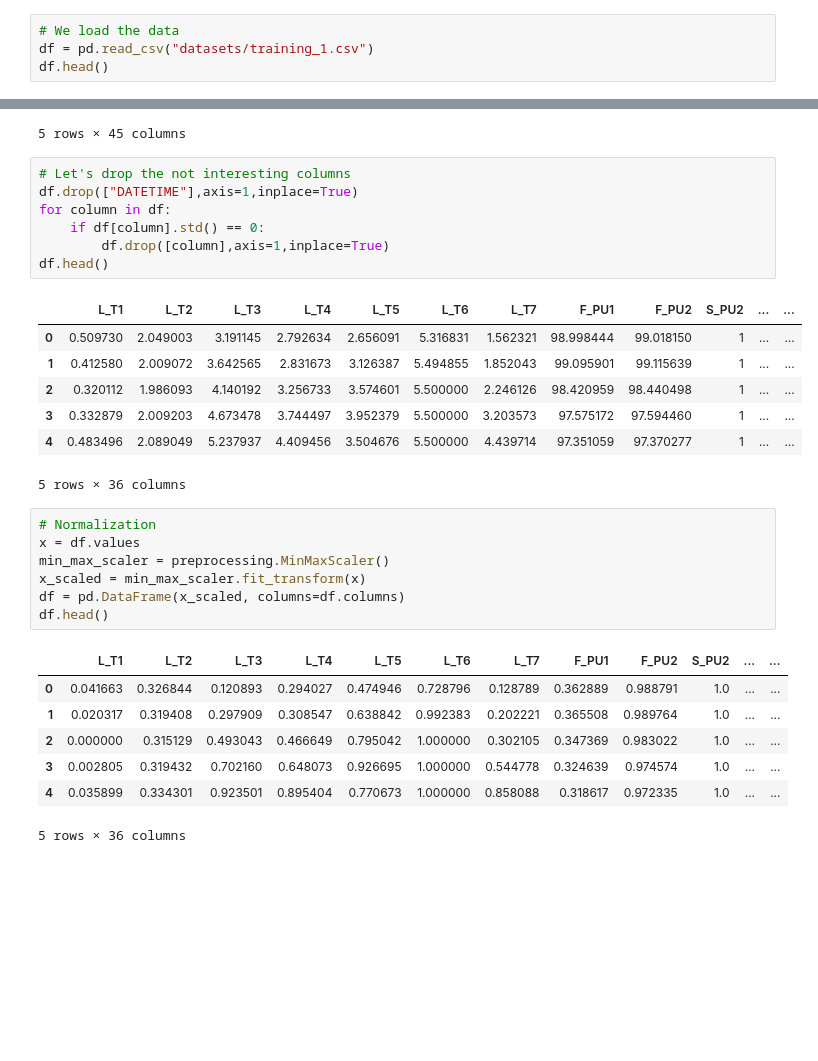
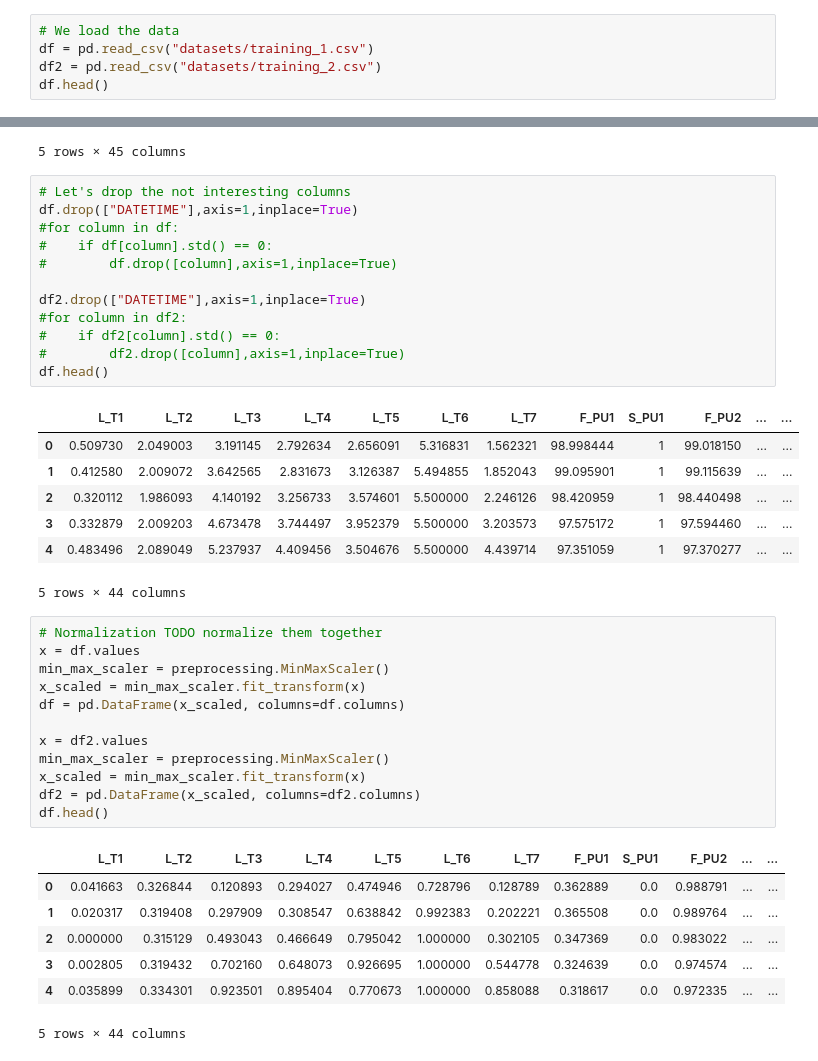
Before and after one commit to werew/Cyber_Data_Analytics_Labs, a Jupyter notebook: anomaly_detection/Discrete models task.ipynb, the cells around one changed output, grey strips where cells are left out. Drawn from its saved outputs; the diff is of its cells as text; blank space fills up the shorter version.

```diff
--- a/anomaly_detection/Discrete models task.ipynb
+++ b/anomaly_detection/Discrete models task.ipynb
@@ -8,6 +8,7 @@ from sklearn.feature_extraction.text import CountVectorizer
 # %%
 # We load the data
 df = pd.read_csv("datasets/training_1.csv")
+df2 = pd.read_csv("datasets/training_2.csv")
 df.head()
 # %% [output]
 |  | DATETIME | L_T1 | L_T2 | L_T3 | L_T4 | L_T5 | L_T6 | L_T7 | F_PU1 | S_PU1 | ... | ... |
@@ -20,32 +21,42 @@ df.head()
 # %%
 # Let's drop the not interesting columns
 df.drop(["DATETIME"],axis=1,inplace=True)
-for column in df:
-    if df[column].std() == 0:
-        df.drop([column],axis=1,inplace=True)
+#for column in df:
+#    if df[column].std() == 0:
+#        df.drop([column],axis=1,inplace=True)
+
+df2.drop(["DATETIME"],axis=1,inplace=True)
+#for column in df2:
+#    if df2[column].std() == 0:
+#        df2.drop([column],axis=1,inplace=True)
 df.head()
 # %% [output]
-|  | L_T1 | L_T2 | L_T3 | L_T4 | L_T5 | L_T6 | L_T7 | F_PU1 | F_PU2 | S_PU2 | ... | ... |
-| 0 | 0.509730 | 2.049003 | 3.191145 | 2.792634 | 2.656091 | 5.316831 | 1.562321 | 98.998444 | 99.018150 | 1 | ... | ... |
-| 1 | 0.412580 | 2.009072 | 3.642565 | 2.831673 | 3.126387 | 5.494855 | 1.852043 | 99.095901 | 99.115639 | 1 | ... | ... |
-| 2 | 0.320112 | 1.986093 | 4.140192 | 3.256733 | 3.574601 | 5.500000 | 2.246126 | 98.420959 | 98.440498 | 1 | ... | ... |
-| 3 | 0.332879 | 2.009203 | 4.673478 | 3.744497 | 3.952379 | 5.500000 | 3.203573 | 97.575172 | 97.594460 | 1 | ... | ... |
-| 4 | 0.483496 | 2.089049 | 5.237937 | 4.409456 | 3.504676 | 5.500000 | 4.439714 | 97.351059 | 97.370277 | 1 | ... | ... |
+|  | L_T1 | L_T2 | L_T3 | L_T4 | L_T5 | L_T6 | L_T7 | F_PU1 | S_PU1 | F_PU2 | ... | ... |
+| 0 | 0.509730 | 2.049003 | 3.191145 | 2.792634 | 2.656091 | 5.316831 | 1.562321 | 98.998444 | 1 | 99.018150 | ... | ... |
+| 1 | 0.412580 | 2.009072 | 3.642565 | 2.831673 | 3.126387 | 5.494855 | 1.852043 | 99.095901 | 1 | 99.115639 | ... | ... |
+| 2 | 0.320112 | 1.986093 | 4.140192 | 3.256733 | 3.574601 | 5.500000 | 2.246126 | 98.420959 | 1 | 98.440498 | ... | ... |
+| 3 | 0.332879 | 2.009203 | 4.673478 | 3.744497 | 3.952379 | 5.500000 | 3.203573 | 97.575172 | 1 | 97.594460 | ... | ... |
+| 4 | 0.483496 | 2.089049 | 5.237937 | 4.409456 | 3.504676 | 5.500000 | 4.439714 | 97.351059 | 1 | 97.370277 | ... | ... |
-5 rows × 36 columns
+5 rows × 44 columns
 # %%
-# Normalization
+# Normalization TODO normalize them together
 x = df.values
 min_max_scaler = preprocessing.MinMaxScaler()
 x_scaled = min_max_scaler.fit_transform(x)
 df = pd.DataFrame(x_scaled, columns=df.columns)
+
+x = df2.values
+min_max_scaler = preprocessing.MinMaxScaler()
+x_scaled = min_max_scaler.fit_transform(x)
+df2 = pd.DataFrame(x_scaled, columns=df2.columns)
 df.head()
 # %% [output]
-|  | L_T1 | L_T2 | L_T3 | L_T4 | L_T5 | L_T6 | L_T7 | F_PU1 | F_PU2 | S_PU2 | ... | ... |
-| 0 | 0.041663 | 0.326844 | 0.120893 | 0.294027 | 0.474946 | 0.728796 | 0.128789 | 0.362889 | 0.988791 | 1.0 | ... | ... |
-| 1 | 0.020317 | 0.319408 | 0.297909 | 0.308547 | 0.638842 | 0.992383 | 0.202221 | 0.365508 | 0.989764 | 1.0 | ... | ... |
-| 2 | 0.000000 | 0.315129 | 0.493043 | 0.466649 | 0.795042 | 1.000000 | 0.302105 | 0.347369 | 0.983022 | 1.0 | ... | ... |
-| 3 | 0.002805 | 0.319432 | 0.702160 | 0.648073 | 0.926695 | 1.000000 | 0.544778 | 0.324639 | 0.974574 | 1.0 | ... | ... |
-| 4 | 0.035899 | 0.334301 | 0.923501 | 0.895404 | 0.770673 | 1.000000 | 0.858088 | 0.318617 | 0.972335 | 1.0 | ... | ... |
+|  | L_T1 | L_T2 | L_T3 | L_T4 | L_T5 | L_T6 | L_T7 | F_PU1 | S_PU1 | F_PU2 | ... | ... |
+| 0 | 0.041663 | 0.326844 | 0.120893 | 0.294027 | 0.474946 | 0.728796 | 0.128789 | 0.362889 | 0.0 | 0.988791 | ... | ... |
+| 1 | 0.020317 | 0.319408 | 0.297909 | 0.308547 | 0.638842 | 0.992383 | 0.202221 | 0.365508 | 0.0 | 0.989764 | ... | ... |
+| 2 | 0.000000 | 0.315129 | 0.493043 | 0.466649 | 0.795042 | 1.000000 | 0.302105 | 0.347369 | 0.0 | 0.983022 | ... | ... |
+| 3 | 0.002805 | 0.319432 | 0.702160 | 0.648073 | 0.926695 | 1.000000 | 0.544778 | 0.324639 | 0.0 | 0.974574 | ... | ... |
+| 4 | 0.035899 | 0.334301 | 0.923501 | 0.895404 | 0.770673 | 1.000000 | 0.858088 | 0.318617 | 0.0 | 0.972335 | ... | ... |
-5 rows × 36 columns
+5 rows × 44 columns
 # %%
 # Symbolic approximation of time series
```
Also changed, not shown: parts of 6 cells of this notebook.
